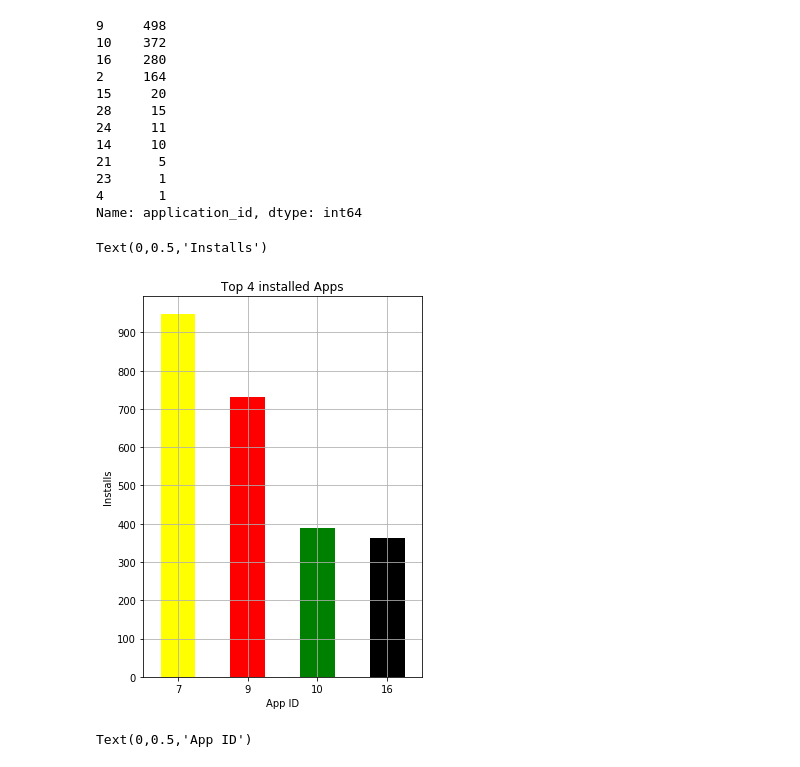
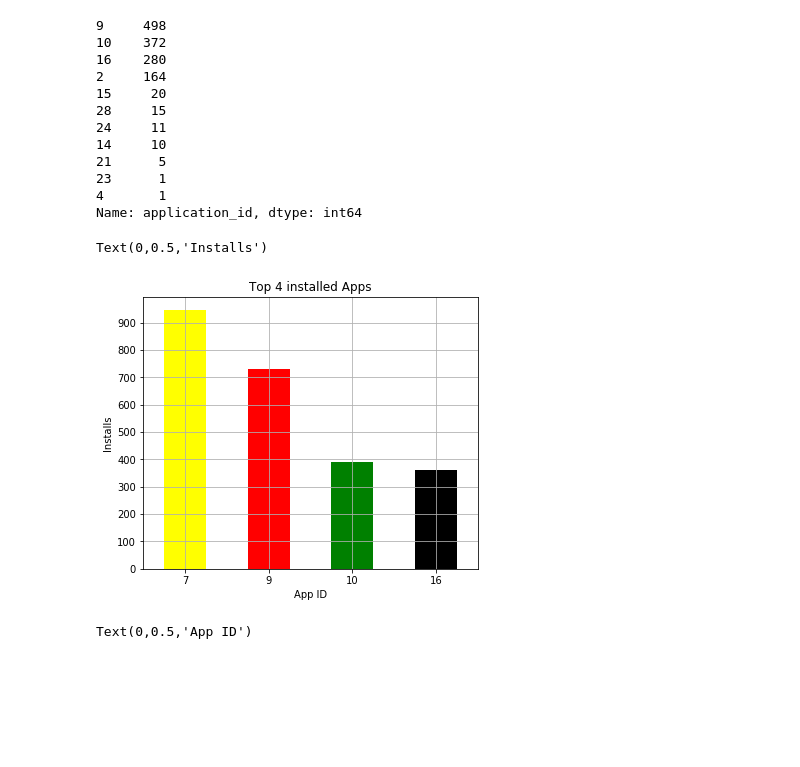
Before and after one commit to bebetosaba/7506-datos-1C2019, a Jupyter notebook: TP1/analisis.ipynb, the cells around one changed output. Saved outputs shown, nothing was run; the diff lists cells and outputs as text; code cells hidden in the pictures; blank space fills up the shorter version.

```diff
--- a/TP1/analisis.ipynb
+++ b/TP1/analisis.ipynb
@@ -67,0 +311,14 @@ Probabilidad de un usuario frecuente haga otra conversión (mismo con clicks).
+# %%
+#TOP 4 INSTALLS APP'S WITH WIFI
+#installs setup de vuelta, para poder realizar el grafico
+installsDF = pd.read_csv('data/installs.csv.gzip', compression='gzip',index_col='ref_hash', dtype={'ref_type':'category','application_id':'int32',\
+                                                                                              'device_brand':'category','click_hash':'float32'\
+                                                                                            })
+installsDF.drop(columns=['session_user_agent'], inplace=True)
+installsDF['wifi'].astype('bool', inplace=True)
+installsDF['created'] = pd.to_datetime(installsDF['created'])
+
+installsDF[installsDF['wifi'] == True]['application_id'].value_counts().head(4).sort_values(ascending = True).plot(kind = 'barh',  color=['purple', 'black', 'green', 'red'], grid = True)
+plt.title('Top 4 Apps installed with wifi')
+plt.xlabel('Installs')
+plt.ylabel('App ID')
@@ -1193,14 +1709,14 @@ installsDF[installsDF['wifi'] == True]['application_id'].value_counts()
 4       1
 Name: application_id, dtype: int64
 # %%
-installsDF['application_id'].value_counts().sort_values(ascending = False).head(4).plot(kind = 'bar', grid = True, figsize = (5,7), color=['yellow', 'red', 'green', 'black'])
+installsDF['application_id'].value_counts().sort_values(ascending = False).head(4).plot(kind = 'bar', grid = True, figsize = (6,5), color=['yellow', 'red', 'green', 'black'])
 plt.xticks(rotation = 0)
 plt.title('Top 4 installed Apps')
 plt.xlabel('App ID')
 yticks = range(0,1000,100)
 plt.yticks(yticks)
 plt.ylabel('Installs')
 # %% [output]
 Text(0,0.5,'Installs')
-[figure, old version]
+[figure, new version]
 # %%
```
Also changed, not shown: parts of 64 cells of this notebook.
